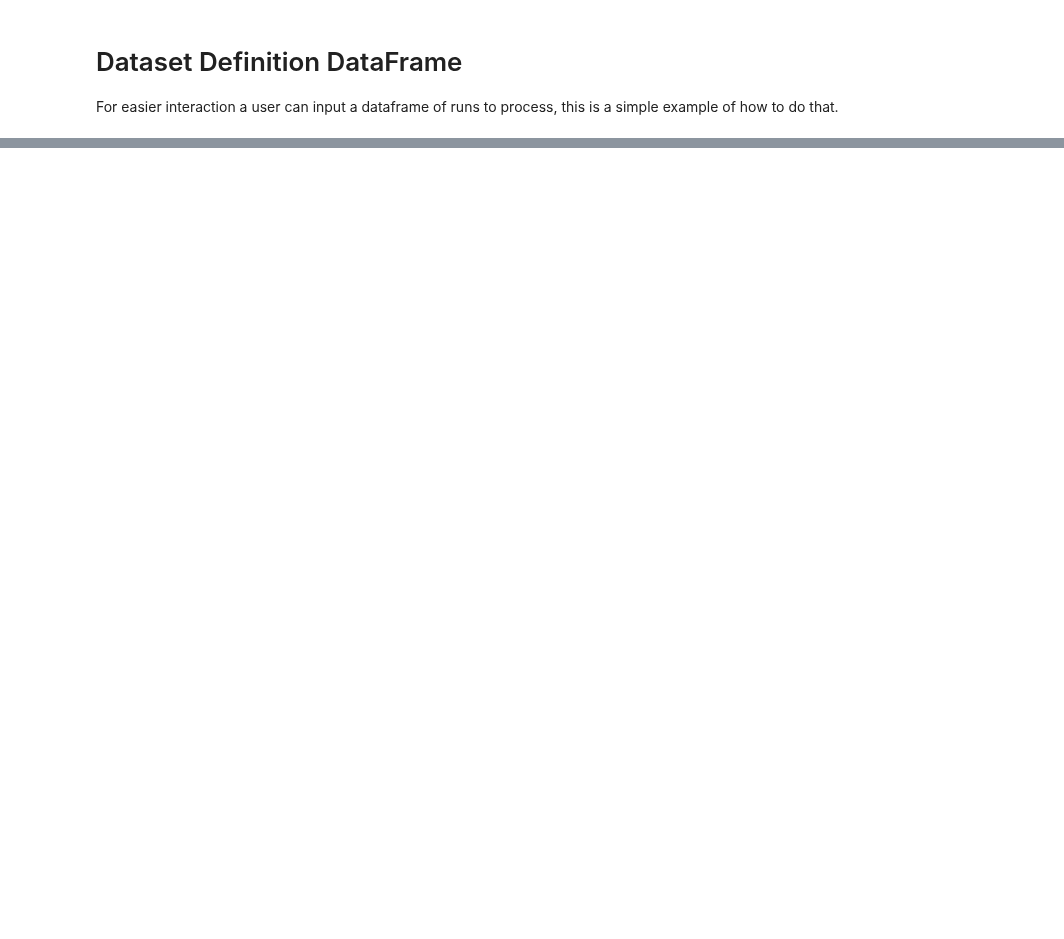
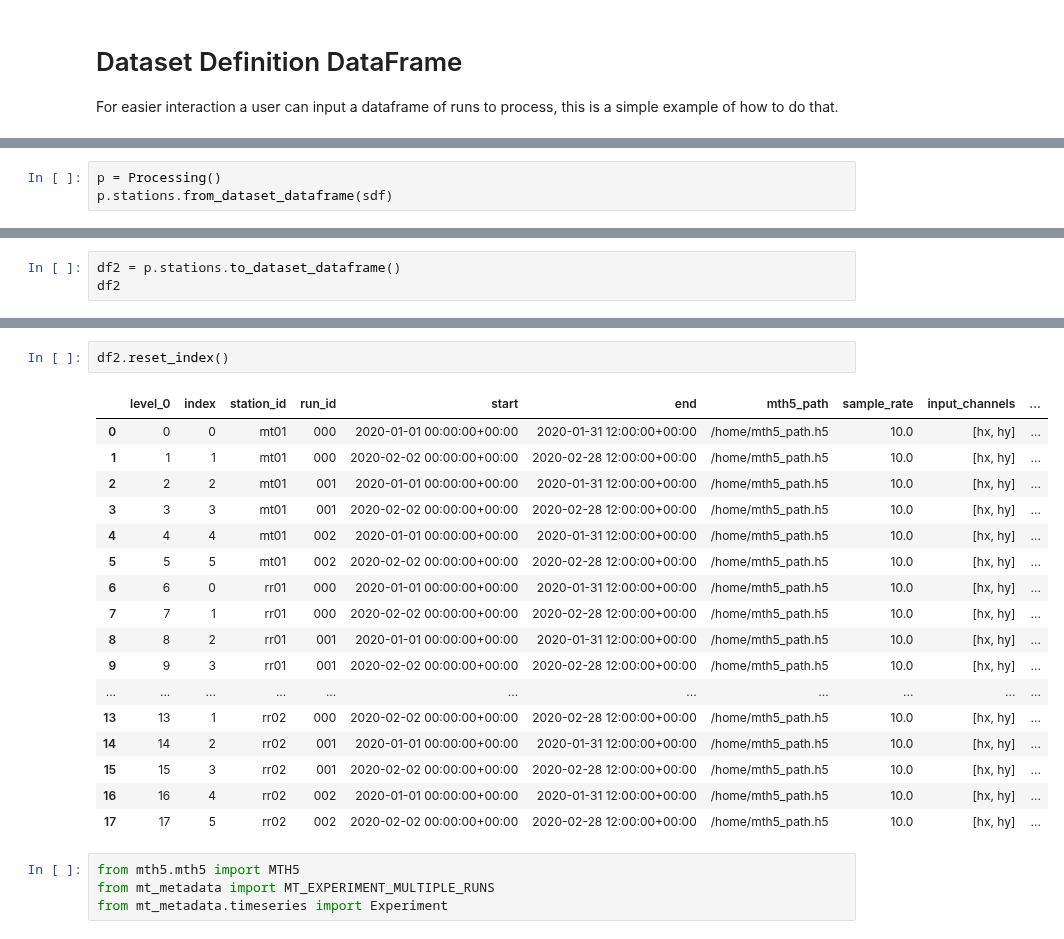
Before and after one commit to simpeg/aurora, a Jupyter notebook: examples/dataset_definition.ipynb, the cells around one changed output, grey strips where cells are left out. Drawn from its saved outputs; the diff is of its cells as text; blank space fills up the shorter version.

```diff
--- a/examples/dataset_definition.ipynb
+++ b/examples/dataset_definition.ipynb
@@ -40,0 +80,3 @@ sdf
+# %%
+p = Processing()
+p.stations.from_dataset_dataframe(sdf)
@@ -40,0 +103,3 @@ sdf
+# %%
+df2 = p.stations.to_dataset_dataframe()
+df2
@@ -40,0 +124,24 @@ sdf
+# %%
+df2.reset_index()
+# %% [output]
+|  | level_0 | index | station_id | run_id | start | end | mth5_path | sample_rate | input_channels | ... |
+| 0 | 0 | 0 | mt01 | 000 | 2020-01-01 00:00:00+00:00 | 2020-01-31 12:00:00+00:00 | /home/mth5_path.h5 | 10.0 | [hx, hy] | ... |
+| 1 | 1 | 1 | mt01 | 000 | 2020-02-02 00:00:00+00:00 | 2020-02-28 12:00:00+00:00 | /home/mth5_path.h5 | 10.0 | [hx, hy] | ... |
+| 2 | 2 | 2 | mt01 | 001 | 2020-01-01 00:00:00+00:00 | 2020-01-31 12:00:00+00:00 | /home/mth5_path.h5 | 10.0 | [hx, hy] | ... |
+| 3 | 3 | 3 | mt01 | 001 | 2020-02-02 00:00:00+00:00 | 2020-02-28 12:00:00+00:00 | /home/mth5_path.h5 | 10.0 | [hx, hy] | ... |
+| 4 | 4 | 4 | mt01 | 002 | 2020-01-01 00:00:00+00:00 | 2020-01-31 12:00:00+00:00 | /home/mth5_path.h5 | 10.0 | [hx, hy] | ... |
+| 5 | 5 | 5 | mt01 | 002 | 2020-02-02 00:00:00+00:00 | 2020-02-28 12:00:00+00:00 | /home/mth5_path.h5 | 10.0 | [hx, hy] | ... |
+| 6 | 6 | 0 | rr01 | 000 | 2020-01-01 00:00:00+00:00 | 2020-01-31 12:00:00+00:00 | /home/mth5_path.h5 | 10.0 | [hx, hy] | ... |
+| 7 | 7 | 1 | rr01 | 000 | 2020-02-02 00:00:00+00:00 | 2020-02-28 12:00:00+00:00 | /home/mth5_path.h5 | 10.0 | [hx, hy] | ... |
+| 8 | 8 | 2 | rr01 | 001 | 2020-01-01 00:00:00+00:00 | 2020-01-31 12:00:00+00:00 | /home/mth5_path.h5 | 10.0 | [hx, hy] | ... |
+| 9 | 9 | 3 | rr01 | 001 | 2020-02-02 00:00:00+00:00 | 2020-02-28 12:00:00+00:00 | /home/mth5_path.h5 | 10.0 | [hx, hy] | ... |
+| ... | ... | ... | ... | ... | ... | ... | ... | ... | ... | ... |
+| 13 | 13 | 1 | rr02 | 000 | 2020-02-02 00:00:00+00:00 | 2020-02-28 12:00:00+00:00 | /home/mth5_path.h5 | 10.0 | [hx, hy] | ... |
+| 14 | 14 | 2 | rr02 | 001 | 2020-01-01 00:00:00+00:00 | 2020-01-31 12:00:00+00:00 | /home/mth5_path.h5 | 10.0 | [hx, hy] | ... |
+| 15 | 15 | 3 | rr02 | 001 | 2020-02-02 00:00:00+00:00 | 2020-02-28 12:00:00+00:00 | /home/mth5_path.h5 | 10.0 | [hx, hy] | ... |
+| 16 | 16 | 4 | rr02 | 002 | 2020-01-01 00:00:00+00:00 | 2020-01-31 12:00:00+00:00 | /home/mth5_path.h5 | 10.0 | [hx, hy] | ... |
+| 17 | 17 | 5 | rr02 | 002 | 2020-02-02 00:00:00+00:00 | 2020-02-28 12:00:00+00:00 | /home/mth5_path.h5 | 10.0 | [hx, hy] | ... |
+# %%
+from mth5.mth5 import MTH5
+from mt_metadata import MT_EXPERIMENT_MULTIPLE_RUNS
+from mt_metadata.timeseries import Experiment
```
Also changed, not shown: parts of 10 cells of this notebook, 1 other file.
